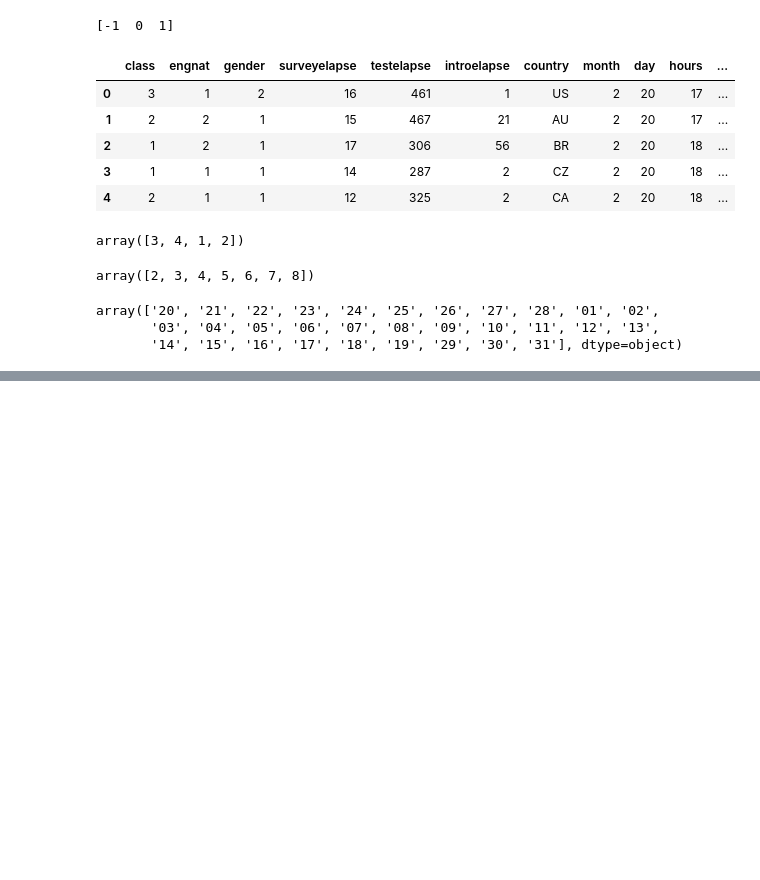
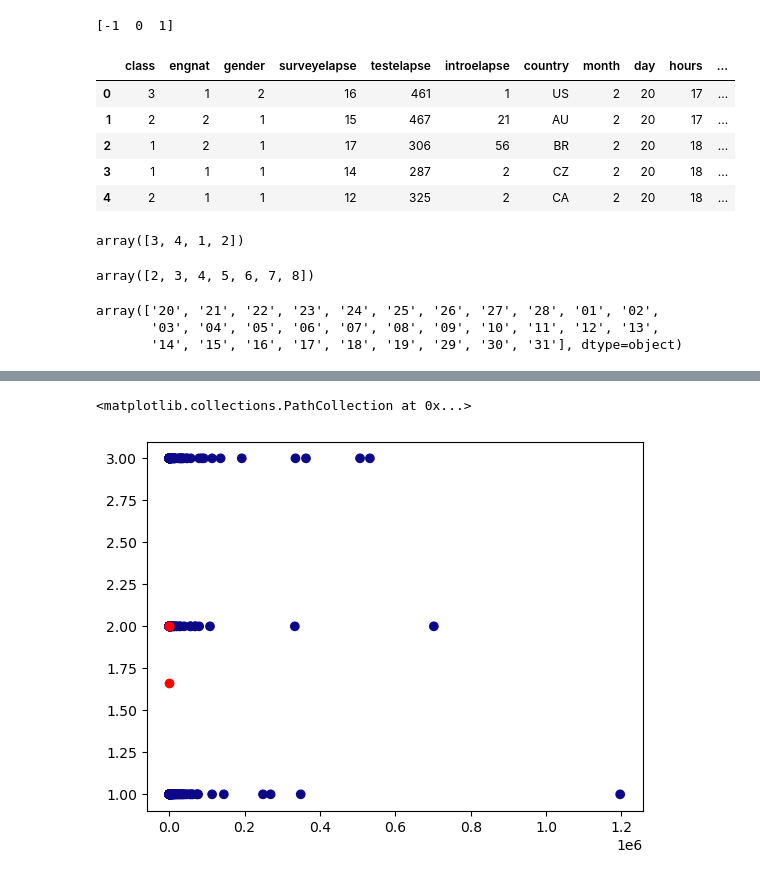
Before and after one commit to mohona-roy/introversion-extraversion-classification, a Jupyter notebook: Code.ipynb, the cells around one changed output, grey strips where cells are left out. Drawn from its saved outputs; the diff is of its cells as text; code cells hidden in the pictures; blank space fills up the shorter version.

```diff
--- a/Code.ipynb
+++ b/Code.ipynb
@@ -951,0 +1031,7 @@ metadata.describe()
+# %%
+plt.scatter(metadata['introelapse'], labels, c=y_kmeans, cmap = 'plasma')
+centers = kmeans.cluster_centers_
+plt.scatter(centers[:, 0],  centers[:, 1], c='red')
+# %% [output]
+<matplotlib.collections.PathCollection at 0x...>
+[figure, added]
```
Also changed, not shown: parts of 11 cells of this notebook.
